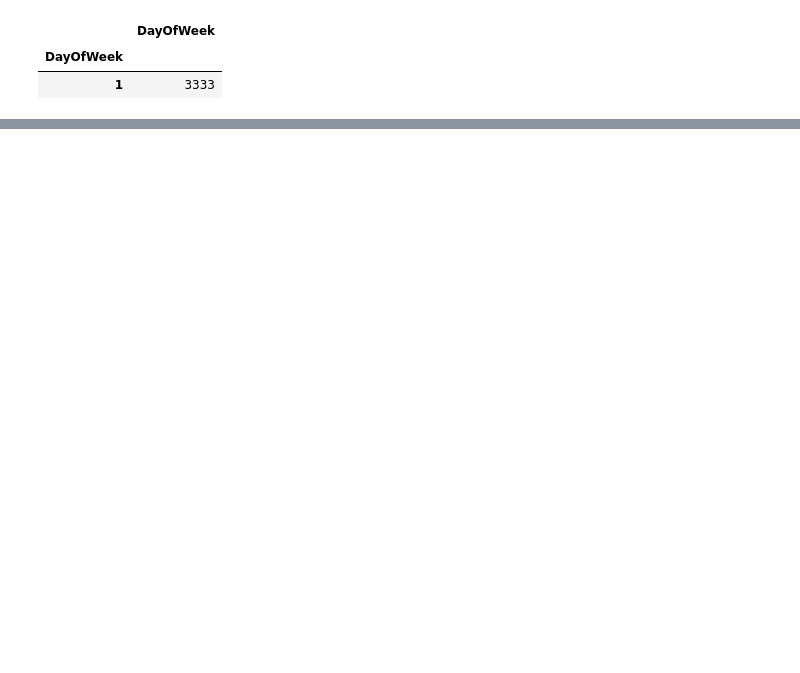
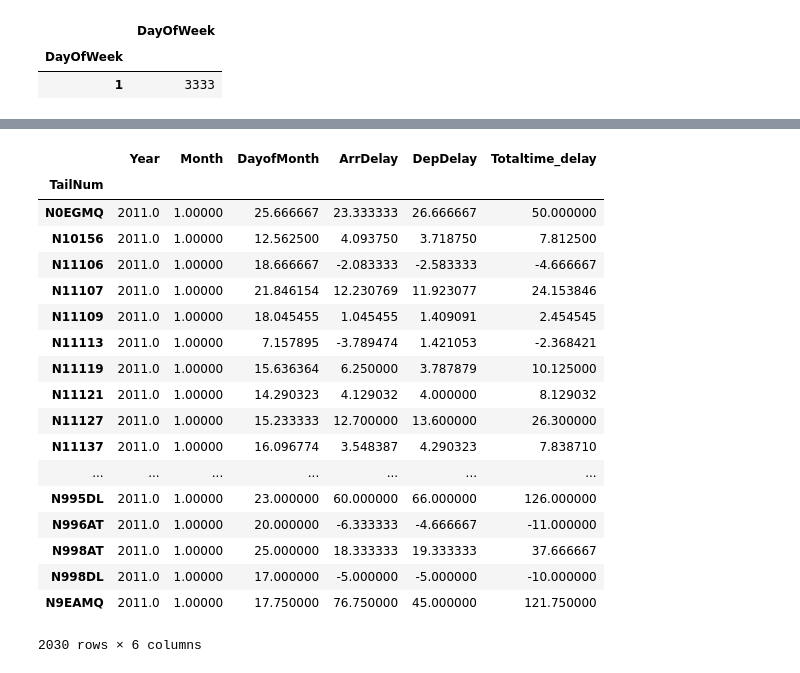
Before and after one commit to mandy941/week5, a Jupyter notebook: M_Yang_W5_assn.ipynb, the cells around one changed output, grey strips where cells are left out. Saved outputs shown, nothing was run; the diff lists cells and outputs as text; code cells hidden in the pictures; blank space fills up the shorter version.

```diff
--- a/M_Yang_W5_assn.ipynb
+++ b/M_Yang_W5_assn.ipynb
@@ -67,0 +111,26 @@ weekday_January_flights[weekday_January_flights['DayOfWeek'].isin([3333])]
+# %%
+#after get the total delay time, we should group by each flight and get their average delay time by different TailNum.
+#And store the mean result to a new datafram called mean_dhflights
+
+mean_dhflights =dhflights.groupby('TailNum').mean()
+mean_dhflights
+# %% [output]
+|  | Year | Month | DayofMonth | ArrDelay | DepDelay | Totaltime_delay |
+| TailNum |  |  |  |  |  |  |
+| N0EGMQ | 2011.0 | 1.00000 | 25.666667 | 23.333333 | 26.666667 | 50.000000 |
+| N10156 | 2011.0 | 1.00000 | 12.562500 | 4.093750 | 3.718750 | 7.812500 |
+| N11106 | 2011.0 | 1.00000 | 18.666667 | -2.083333 | -2.583333 | -4.666667 |
+| N11107 | 2011.0 | 1.00000 | 21.846154 | 12.230769 | 11.923077 | 24.153846 |
+| N11109 | 2011.0 | 1.00000 | 18.045455 | 1.045455 | 1.409091 | 2.454545 |
+| N11113 | 2011.0 | 1.00000 | 7.157895 | -3.789474 | 1.421053 | -2.368421 |
+| N11119 | 2011.0 | 1.00000 | 15.636364 | 6.250000 | 3.787879 | 10.125000 |
+| N11121 | 2011.0 | 1.00000 | 14.290323 | 4.129032 | 4.000000 | 8.129032 |
+| N11127 | 2011.0 | 1.00000 | 15.233333 | 12.700000 | 13.600000 | 26.300000 |
+| N11137 | 2011.0 | 1.00000 | 16.096774 | 3.548387 | 4.290323 | 7.838710 |
+| ... | ... | ... | ... | ... | ... | ... |
+| N995DL | 2011.0 | 1.00000 | 23.000000 | 60.000000 | 66.000000 | 126.000000 |
+| N996AT | 2011.0 | 1.00000 | 20.000000 | -6.333333 | -4.666667 | -11.000000 |
+| N998AT | 2011.0 | 1.00000 | 25.000000 | 18.333333 | 19.333333 | 37.666667 |
+| N998DL | 2011.0 | 1.00000 | 17.000000 | -5.000000 | -5.000000 | -10.000000 |
+| N9EAMQ | 2011.0 | 1.00000 | 17.750000 | 76.750000 | 45.000000 | 121.750000 |
+2030 rows × 6 columns
```
Also changed, not shown: parts of 15 cells of this notebook.
